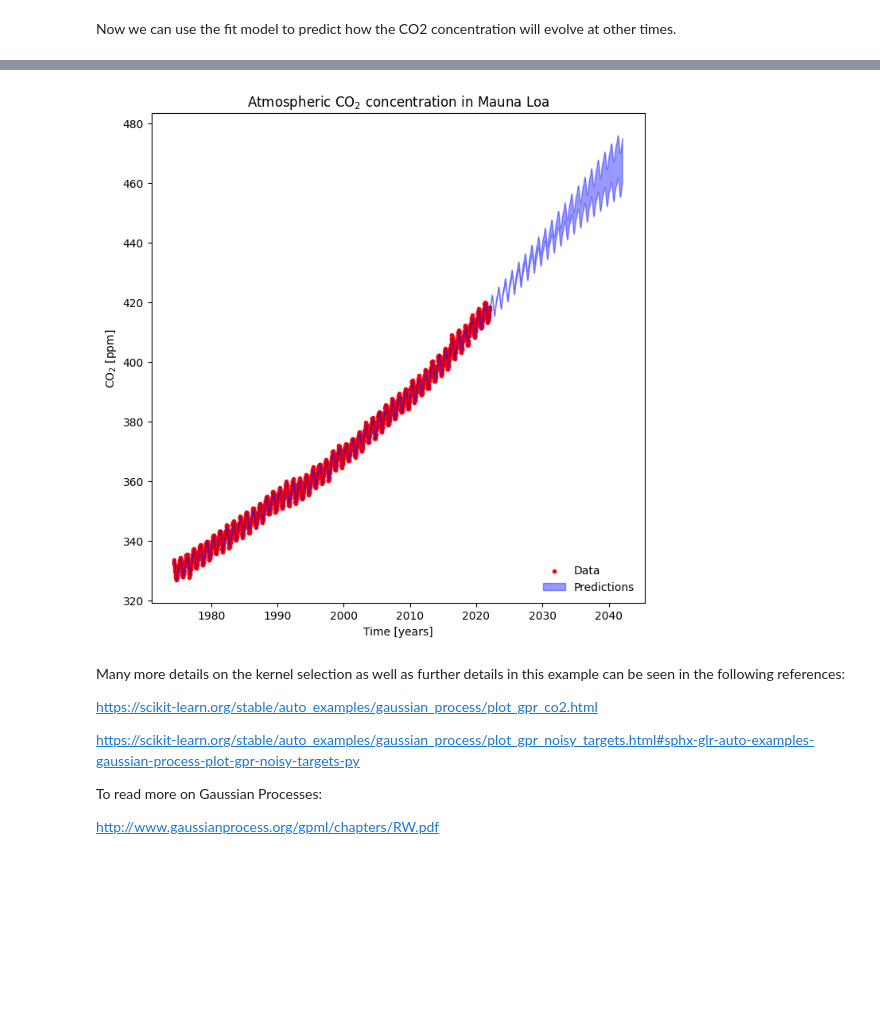
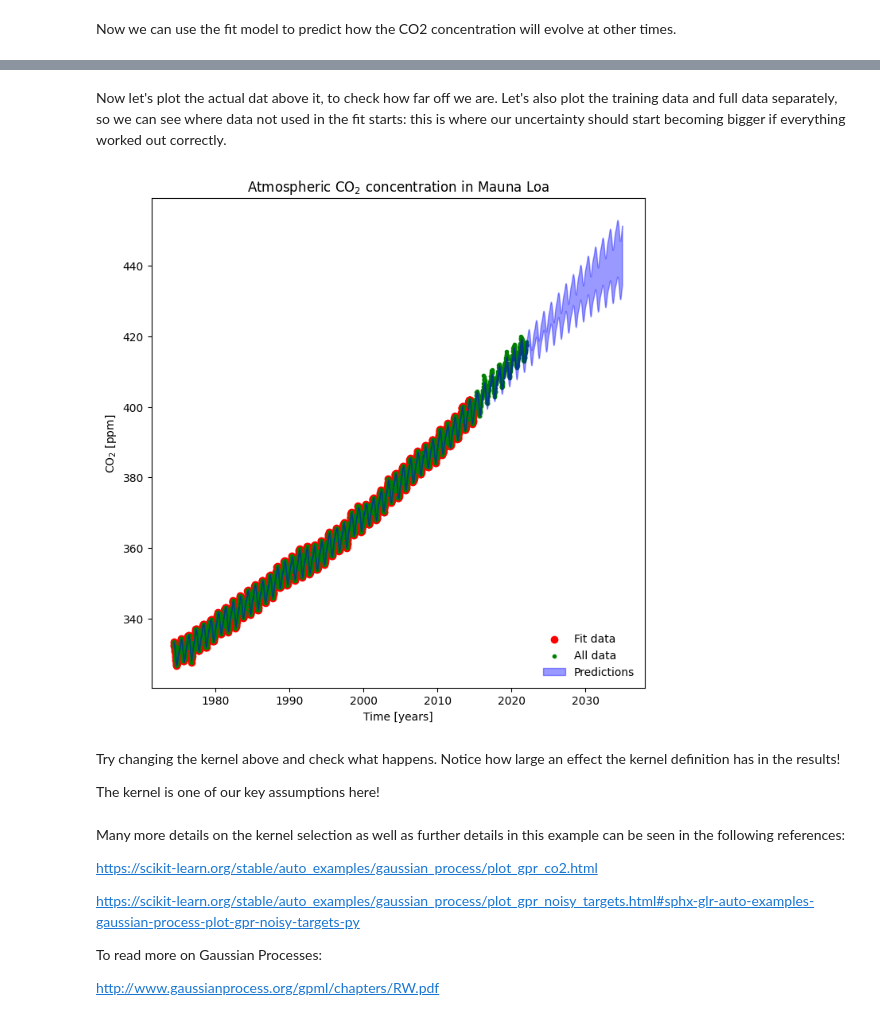
Before and after one commit to European-XFEL/ml-lecture-oct-2023, a Jupyter notebook: 5 Gaussian Processes.ipynb, the cells around one changed output, grey strips where cells are left out. Saved outputs shown, nothing was run; the diff lists cells and outputs as text; code cells hidden in the pictures; blank space fills up the shorter version.

```diff
--- a/5 Gaussian Processes.ipynb
+++ b/5 Gaussian Processes.ipynb
@@ -139,7 +147,9 @@ print(kernel)
+# %%
+fit_data = data.loc[data.year <= 2014, :]
 # %%
 gp = GaussianProcessRegressor(kernel=kernel, normalize_y=True)
-time = data.decimal.to_numpy()[:, np.newaxis]
-co2 = data.co2.to_numpy()[:, np.newaxis]
+time = fit_data.decimal.to_numpy()[:, np.newaxis]
+co2 = fit_data.co2.to_numpy()[:, np.newaxis]
 gp = gp.fit(time, co2)
 # %% [markdown]
 These are the hyper-parameters after the fit and the log-likelihood given the data:
@@ -157,17 +187,24 @@ co2_pred, co2_std = gp.predict(new_time, return_std=True)
+# %% [markdown]
+Now let's plot the actual dat above it, to check how far off we are. Let's also plot the training data and full data separately, so we can see where data not used in the fit starts: this is where our uncertainty should start becoming bigger if everything worked out correctly.
 # %%
 fig, ax = plt.subplots(figsize=(8, 8))
-ax.scatter(time, co2, color='red', marker='.', label="Data")
+ax.scatter(time, co2, color='red', marker='o', label="Fit data")
+ax.scatter(data.decimal, data.co2, color='green', marker='.', label="All data")
 ax.fill_between(new_time[:,0],
                 co2_pred - co2_std,
                 co2_pred + co2_std,
                 color="b",
                 alpha=0.4,
                 label="Predictions")
 ax.set(xlabel="Time [years]", ylabel=r"CO$_2$ [ppm]", title="Atmospheric CO$_2$ concentration in Mauna Loa")
 ax.legend(frameon=False, loc="lower right")
 plt.show()
 # %% [output]
-[figure, old version]
+[figure, new version]
+# %% [markdown]
+Try changing the kernel above and check what happens. Notice how large an effect the kernel definition has in the results!
+
+The kernel is one of our key assumptions here!
 # %% [markdown]
 Many more details on the kernel selection as well as further details in this example can be seen in the following references:
 
```
Also changed, not shown: parts of 6 cells of this notebook, 4 other files.
